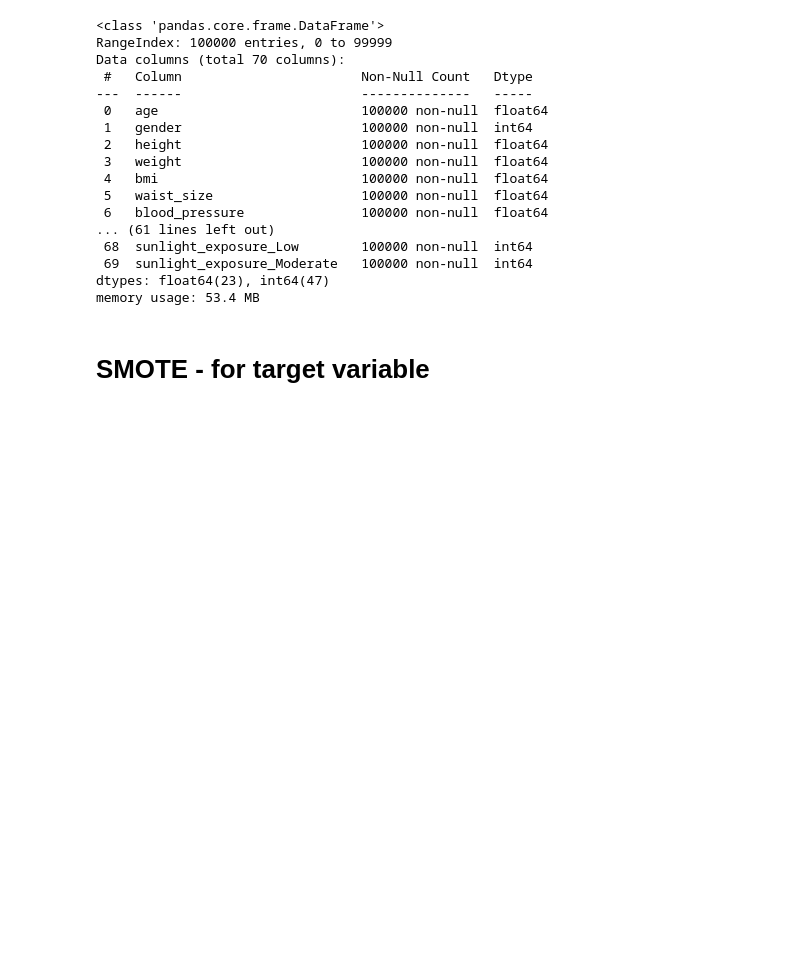
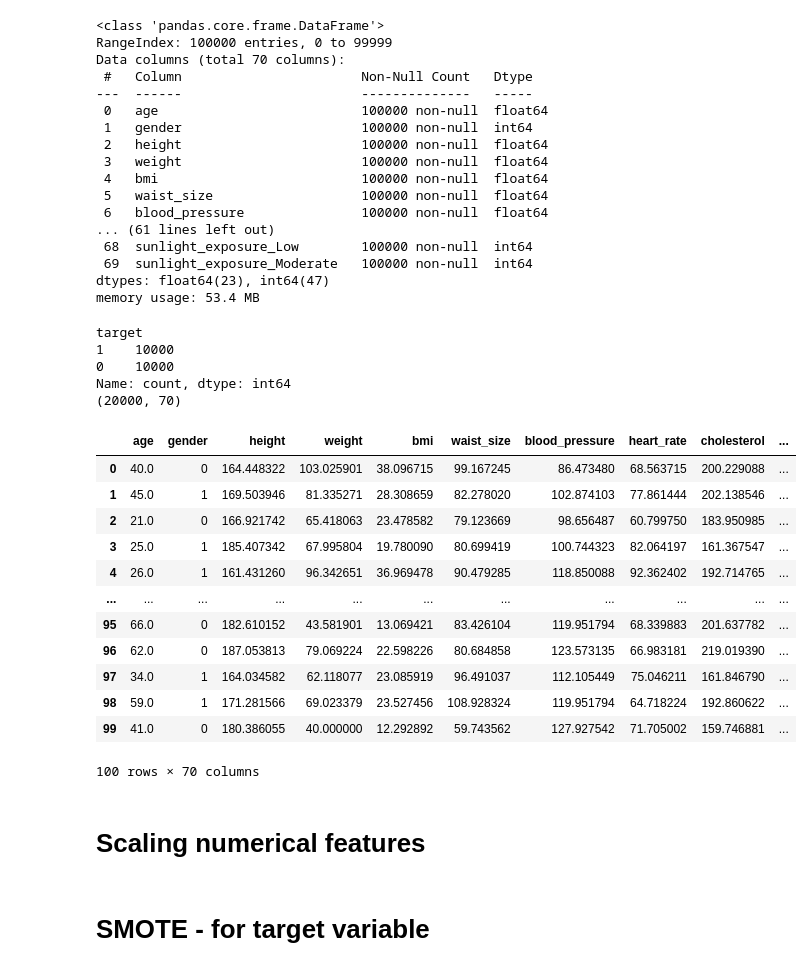
Before and after one commit to Tiyani-source/Disease_Risk_Prediction_from_Daily_Habits, a Jupyter notebook: training/Linal/training.ipynb, the cells around one changed output. Cells and saved outputs as stored; diff of their text form; code cells hidden in the pictures; blank space fills up the shorter version.

```diff
--- a/training/Linal/training.ipynb
+++ b/training/Linal/training.ipynb
@@ -446,5 +446,38 @@ dtypes: float64(23), int64(47)
 memory usage: 53.4 MB
 # %%
 from sklearn.model_selection import train_test_split
+# %%
+# Sample 10,000 from each class
+df0 = df[df["target"] == 0].sample(10000, random_state=42)
+df1 = df[df["target"] == 1].sample(10000, random_state=42)
+
+# Concatenate
+df_balanced = pd.concat([df0, df1])
+
+# Shuffle the combined dataset
+df_balanced = df_balanced.sample(frac=1, random_state=42).reset_index(drop=True)
+
+print(df_balanced["target"].value_counts())
+print(df_balanced.shape)
+# %% [output]
+target
+1    10000
+0    10000
+Name: count, dtype: int64
+(20000, 70)
 # %%
-df1 = df.sample(10000)
+df_balanced.head(100)
+# %% [output]
+|  | age | gender | height | weight | bmi | waist_size | blood_pressure | heart_rate | cholesterol | ... |
+| 0 | 40.0 | 0 | 164.448322 | 103.025901 | 38.096715 | 99.167245 | 86.473480 | 68.563715 | 200.229088 | ... |
+| 1 | 45.0 | 1 | 169.503946 | 81.335271 | 28.308659 | 82.278020 | 102.874103 | 77.861444 | 202.138546 | ... |
+| 2 | 21.0 | 0 | 166.921742 | 65.418063 | 23.478582 | 79.123669 | 98.656487 | 60.799750 | 183.950985 | ... |
+| 3 | 25.0 | 1 | 185.407342 | 67.995804 | 19.780090 | 80.699419 | 100.744323 | 82.064197 | 161.367547 | ... |
+| 4 | 26.0 | 1 | 161.431260 | 96.342651 | 36.969478 | 90.479285 | 118.850088 | 92.362402 | 192.714765 | ... |
+| ... | ... | ... | ... | ... | ... | ... | ... | ... | ... | ... |
+| 95 | 66.0 | 0 | 182.610152 | 43.581901 | 13.069421 | 83.426104 | 119.951794 | 68.339883 | 201.637782 | ... |
+| 96 | 62.0 | 0 | 187.053813 | 79.069224 | 22.598226 | 80.684858 | 123.573135 | 66.983181 | 219.019390 | ... |
+| 97 | 34.0 | 1 | 164.034582 | 62.118077 | 23.085919 | 96.491037 | 112.105449 | 75.046211 | 161.846790 | ... |
+| 98 | 59.0 | 1 | 171.281566 | 69.023379 | 23.527456 | 108.928324 | 119.951794 | 64.718224 | 192.860622 | ... |
+| 99 | 41.0 | 0 | 180.386055 | 40.000000 | 12.292892 | 59.743562 | 127.927542 | 71.705002 | 159.746881 | ... |
+100 rows × 70 columns
@@ -455,0 +493,2 @@ X_train, X_test, y_train, y_test = train_test_split(x, y, test_size=0.2, random_
+# %% [markdown]
+# Scaling numerical features
```
Also changed, not shown: parts of 25 cells of this notebook, 7 other files.
